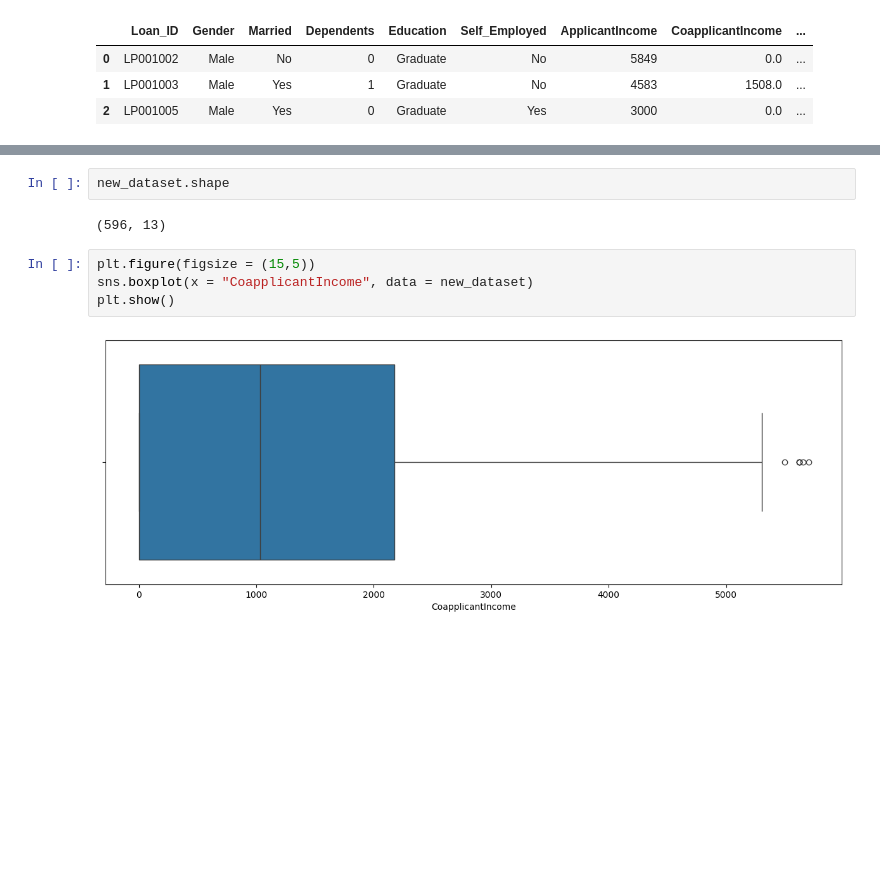
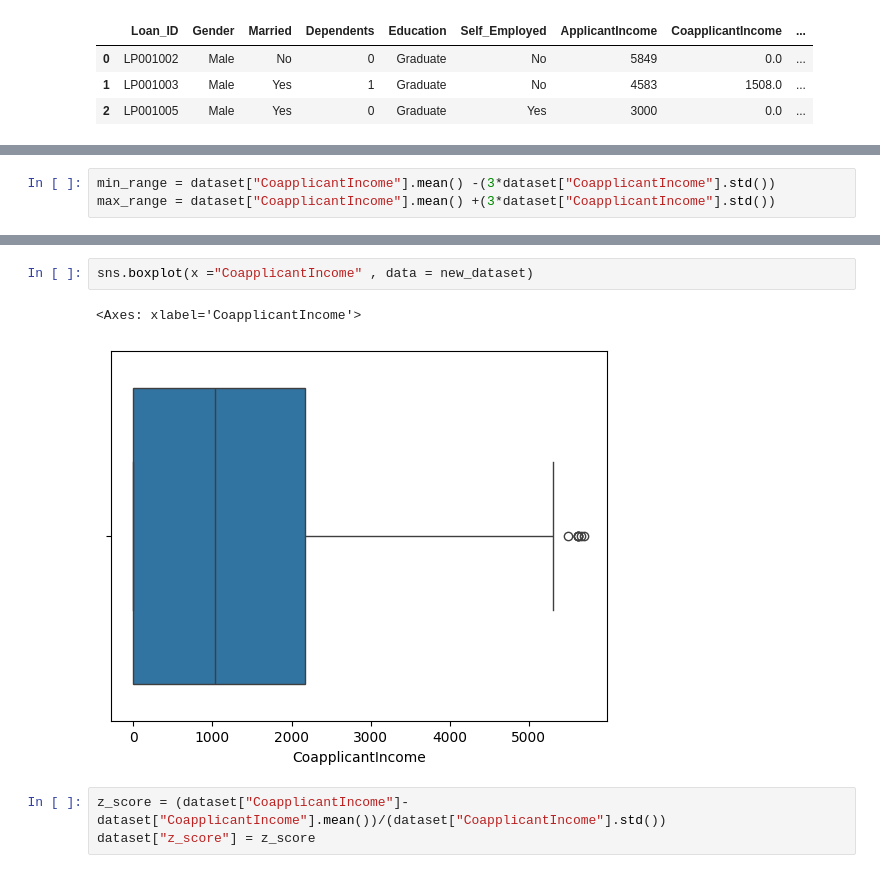
Before and after one commit to Vickymaurya1/machine-learning-course, a Jupyter notebook: Untitled2.ipynb, the cells around one changed output, grey strips where cells are left out. Cells and saved outputs as stored; diff of their text form; blank space fills up the shorter version.

Commit message:
outlier removal by z-score

```diff
--- a/Untitled2.ipynb
+++ b/Untitled2.ipynb
@@ -79,0 +25,3 @@ min_range , max_range
+# %%
+min_range = dataset["CoapplicantIncome"].mean() -(3*dataset["CoapplicantIncome"].std())
+max_range = dataset["CoapplicantIncome"].mean() +(3*dataset["CoapplicantIncome"].std())
@@ -82,10 +48,8 @@ new_dataset = dataset[dataset["CoapplicantIncome"] <= max_range]
-# %%
-new_dataset.shape
-# %% [output]
-(596, 13)
 # %%
-plt.figure(figsize = (15,5))
-sns.boxplot(x = "CoapplicantIncome", data = new_dataset)
-plt.show()
+sns.boxplot(x ="CoapplicantIncome" , data = new_dataset)
 # %% [output]
+<Axes: xlabel='CoapplicantIncome'>
-[figure, old version]
+[figure, new version]
+# %%
+z_score = (dataset["CoapplicantIncome"]-dataset["CoapplicantIncome"].mean())/(dataset["CoapplicantIncome"].std())
+dataset["z_score"] = z_score
```
Also changed, not shown: parts of 11 cells of this notebook.
